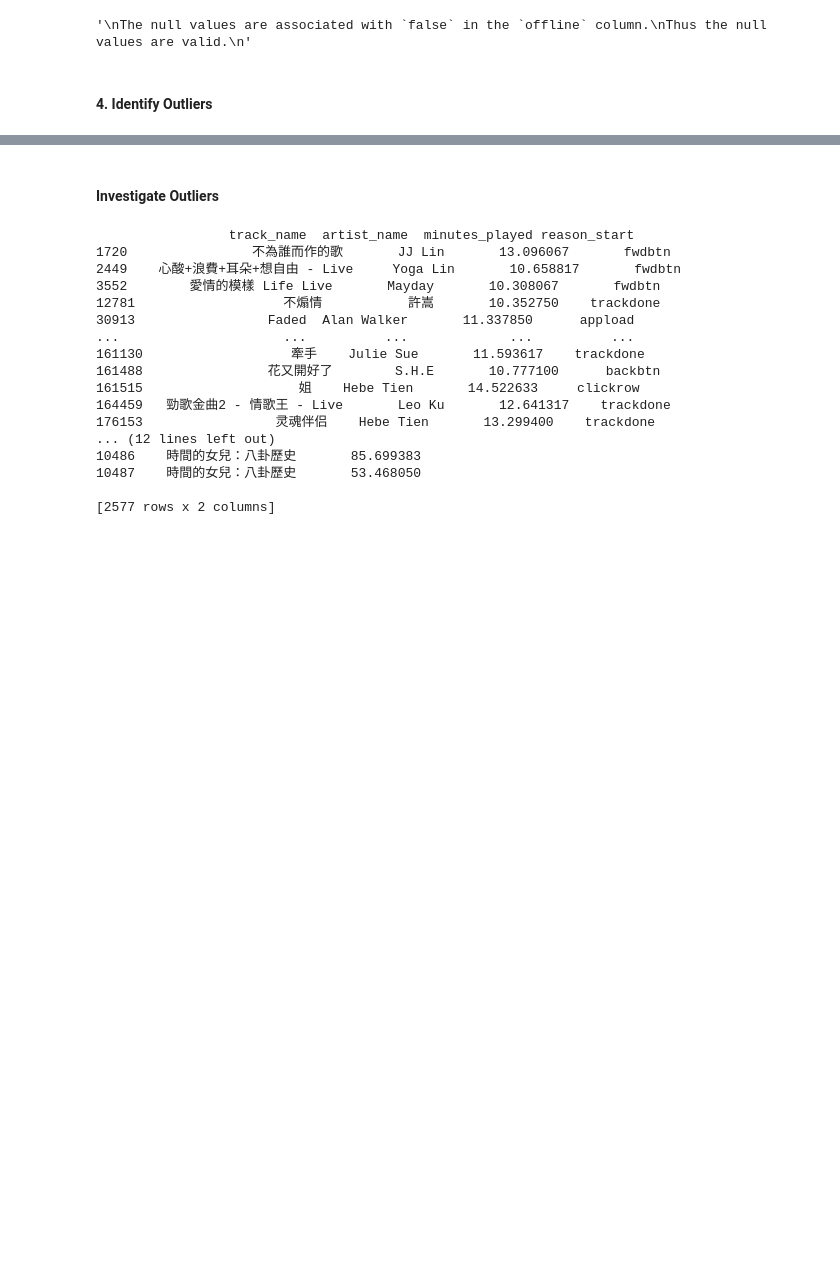
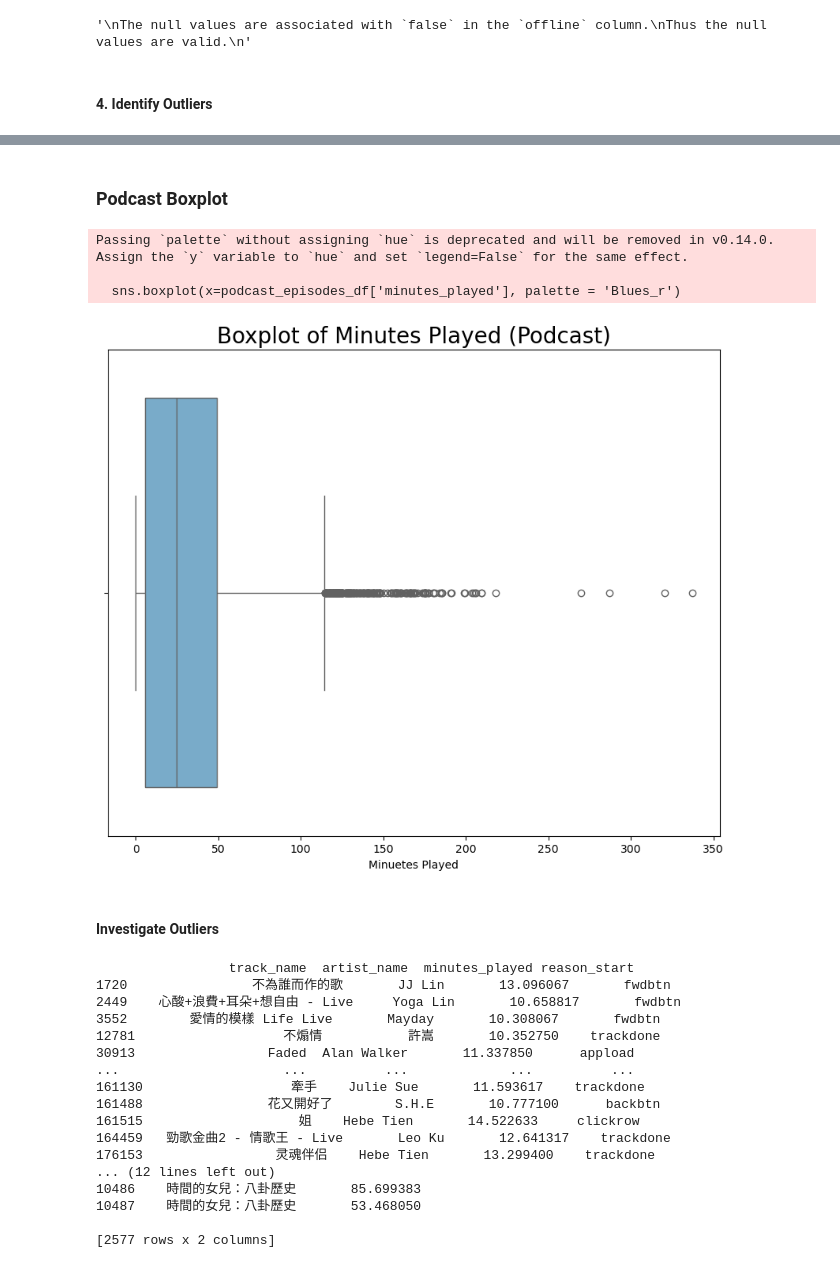
Before and after one commit to mchenliu/Capstone_Project_Spotify_Data_Analysis, a Jupyter notebook: 2_Exploratory_Data_Analysis/1_Streaming_Hisotry_General_EDA.ipynb, the cells around one changed output, grey strips where cells are left out. Drawn from its saved outputs; the diff is of its cells as text; code cells hidden in the pictures; blank space fills up the shorter version.

```diff
--- a/2_Exploratory_Data_Analysis/1_Streaming_Hisotry_General_EDA.ipynb
+++ b/2_Exploratory_Data_Analysis/1_Streaming_Hisotry_General_EDA.ipynb
@@ -110,3 +100,18 @@ Passing `palette` without assigning `hue` is deprecated and will be removed in v
+# %% [markdown]
+### Podcast Boxplot
+# %%
+# create boxplot for minutes_played in podcast streaming dataset
+plt.figure(figsize=(10,8))
+# use minutes played to create the boxplot
+sns.boxplot(x=podcast_episodes_df['minutes_played'], palette = 'Blues_r')
+plt.title('Boxplot of Minutes Played (Podcast)', fontsize = 20)
+plt.xlabel('Minuetes Played')
+plt.show()
+# %% [output]
+Passing `palette` without assigning `hue` is deprecated and will be removed in v0.14.0. Assign the `y` variable to `hue` and set `legend=False` for the same effect.
+
+  sns.boxplot(x=podcast_episodes_df['minutes_played'], palette = 'Blues_r')
+[figure, added]
 # %% [markdown]
 #### Investigate Outliers
 # %%
```
Also changed, not shown: parts of 2 cells of this notebook, 12 other files.
